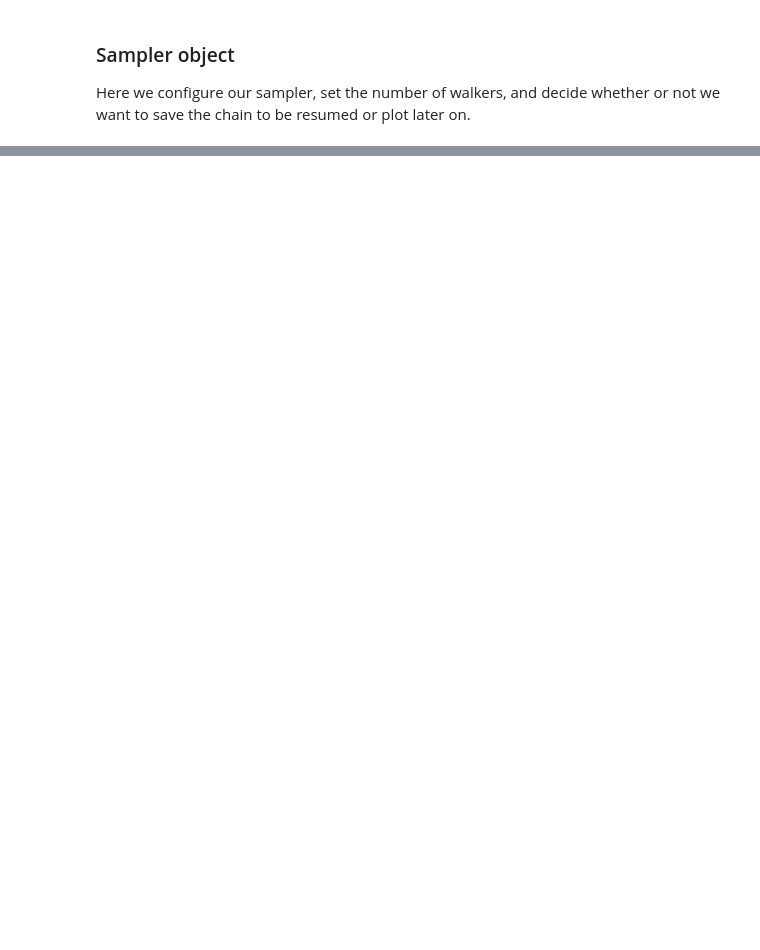
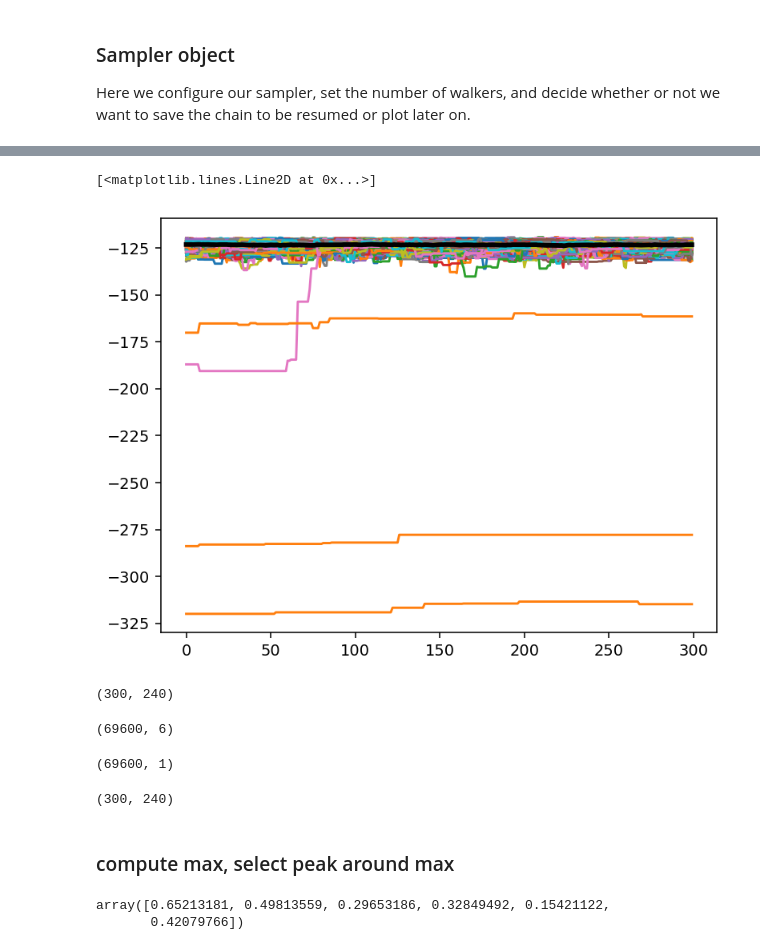
Before and after one commit to igmhub/cup1d, a Jupyter notebook: notebooks/likelihood/sample_sim.ipynb, the cells around one changed output, grey strips where cells are left out. Drawn from its saved outputs; the diff is of its cells as text; code cells hidden in the pictures; blank space fills up the shorter version.

```diff
--- a/notebooks/likelihood/sample_sim.ipynb
+++ b/notebooks/likelihood/sample_sim.ipynb
@@ -142,0 +289,24 @@ sampler.plot_corner(plot_params=['$\\Delta^2_\\star$','$n_\\star$'],
+# %%
+nsteps_all = lnprob.shape[0]
+# %%
+sampler.burnin_nsteps = 250
+# %%
+sampler.chain = emcee_sampler.get_chain(flat=True, discard=sampler.burnin_nsteps)
+sampler.lnprob = emcee_sampler.get_log_prob(flat=True, discard=sampler.burnin_nsteps)
+sampler.blobs = emcee_sampler.get_blobs(flat=True, discard=sampler.burnin_nsteps)
+# %%
+mask = np.arange(nsteps_all - sampler.burnin_nsteps) + sampler.burnin_nsteps
+for ii in range(sampler.nwalkers):
+    plt.plot(lnprob[mask, ii])
+plt.plot(np.median(lnprob, axis=1)[mask], color='k', lw=3)
+# plt.ylim(-100, -160)
+# %% [output]
+[<matplotlib.lines.Line2D at 0x...>]
+[figure, added]
+# %%
+lnprob = emcee_out.get_log_prob(
+        flat=False, discard=sampler.burnin_nsteps
+    )
+lnprob.shape
+# %% [output]
+(300, 240)
@@ -142,0 +315,8 @@ sampler.plot_corner(plot_params=['$\\Delta^2_\\star$','$n_\\star$'],
+# %%
+chain = emcee_out.get_chain(
+        flat=False, discard=sampler.burnin_nsteps
+    )
+chain = chain[:, mask, :].reshape(-1, chain.shape[-1])
+chain.shape
+# %% [output]
+(69600, 6)
@@ -142,0 +325,9 @@ sampler.plot_corner(plot_params=['$\\Delta^2_\\star$','$n_\\star$'],
+# %%
+lnprob[:,mask].reshape(-1)[:, None].shape
+# %% [output]
+(69600, 1)
+# %%
+sampler.blobs = emcee_out.get_blobs(flat=False, discard=sampler.burnin_nsteps)
+sampler.blobs.shape
+# %% [output]
+(300, 240)
@@ -142,0 +338,7 @@ sampler.plot_corner(plot_params=['$\\Delta^2_\\star$','$n_\\star$'],
+# %% [markdown]
+### compute max, select peak around max
+# %%
+chain[np.argmax(lnprob[:,0])]
+# %% [output]
+array([0.65213181, 0.49813559, 0.29653186, 0.32849492, 0.15421122,
+       0.42079766])
```
Also changed, not shown: parts of 35 cells of this notebook, 13 other files.
